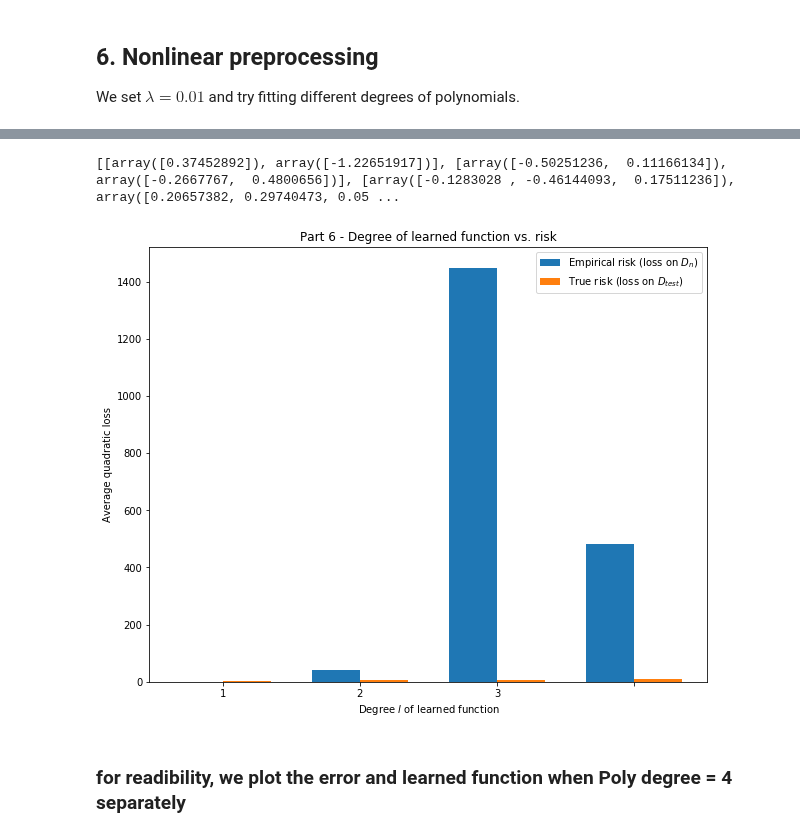
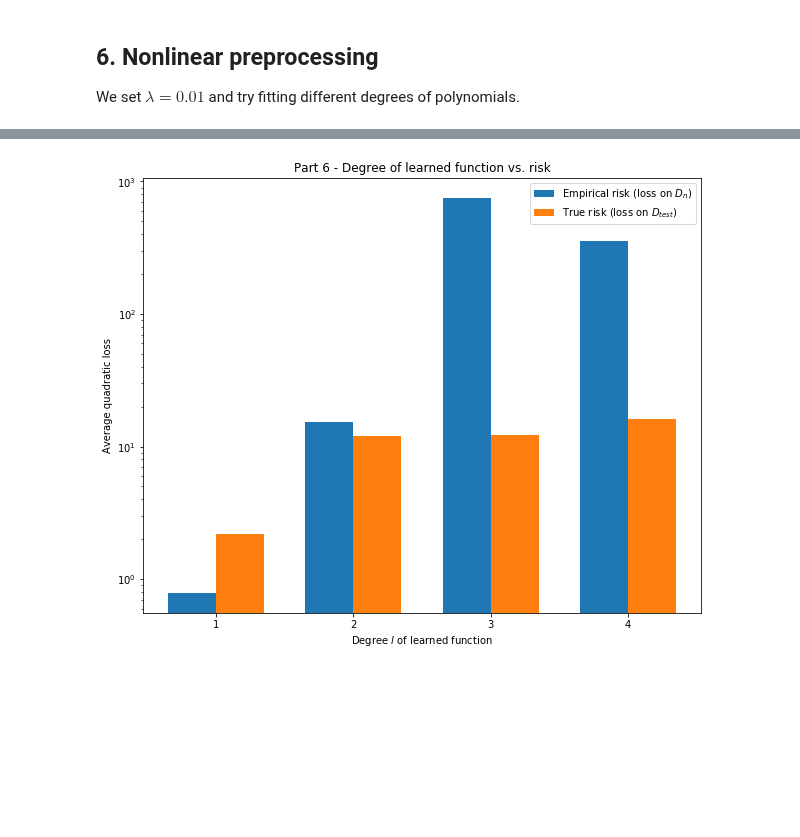
Before and after one commit to violetguos/ift6390, a Jupyter notebook: Homework 2/Practical.ipynb, the cells around one changed output, grey strips where cells are left out. Drawn from its saved outputs; the diff is of its cells as text; code cells hidden in the pictures; blank space fills up the shorter version.

```diff
--- a/Homework 2/Practical.ipynb
+++ b/Homework 2/Practical.ipynb
@@ -124,5 +128,5 @@ See the plot below:
 # %%
-#sample D_test
+# Sample D_test
 data = np.random.uniform(-5,5,100)
 target = hX(data)
 dataDtest = [data, target]
@@ -133,16 +137,20 @@ bias = 0
 
 lossArr = []
 
+# Do GD for each lambda value and plot
 for i in lambdaVals:
     regGD = gradDescent(weightedDecay = i, stepSize = 0.00025)
     regGDParam = regGD.regression_gradient(weight, bias, dataDn[0], dataDn[1])
 
     xvals = np.arange(-10, 10, 0.01)
-    plt.rcParams['figure.figsize'] = [10, 8]
     learnedFunc = (regGDParam[0] * dataDtest[0]) + regGDParam[1]
 
+    # Calculate loss
     loss = np.mean((learnedFunc - dataDtest[1])**2)
     lossArr.append(loss)
+
+    # Uncomment to plot
+    """plt.rcParams['figure.figsize'] = [10, 8]
     plt.plot(dataDtest[0], learnedFunc, '8', label = "learned func, $\lambda$ = {}".format(i) )
 
 plt.plot(dataDtest[0], dataDtest[1], 'o', label="sampled Data $D_{test}$")
@@ -151,4 +159,4 @@ plt.xlabel("data")
 plt.ylabel("target")
 plt.title("Part 5 $D_{test}$ with different $\lambda$")
 plt.legend(loc='best')
-plt.show()
+plt.show()"""
@@ -309,36 +271,32 @@ learned param
 # %%
 # Already got training loss, so now get testing loss:
 lossArr_test = []
-print(learned_param)
 for k in kDegreeArr:
     # Get the function
-
     learnedFunc = []
     for point in dataDtest[0]:
         learnedFunc.append(np.dot(learned_param[k-1][0], point) + learned_param[k-1][1])
     learnedFunc = np.array(learnedFunc)
     if k != 1:
         learnedFunc = np.sum(learnedFunc, axis = 1)
 
-    # Calculate training error (for next part)
+    # Calculate test error
     loss = np.mean((learnedFunc - dataDtest[1])**2)
     lossArr_test.append(loss)
 
-# Plot
+# Plot training and test error
 ind = np.arange(len(kDegreeArr))
 width = 0.35
 
 plt.bar(ind, np.array(lossArr_train), width, label="Empirical risk (loss on $D_{n}$)")
 plt.bar(ind + width, np.array(lossArr_test), width, label="True risk (loss on $D_{test}$)")
 plt.xlabel("Degree $l$ of learned function")
 plt.ylabel("Average quadratic loss")
 plt.title("Part 6 - Degree of learned function vs. risk")
 
-plt.xticks(ind + width / 2, ('1', '2', '3'))
+plt.xticks(ind + width / 2, ('1', '2', '3', '4'))
+plt.yscale('log')
 plt.legend(loc='best')
 plt.show()
 # %% [output]
-[[array([0.37452892]), array([-1.22651917])], [array([-0.50251236,  0.11166134]), array([-0.2667767,  0.4800656])], [array([-0.1283028 , -0.46144093,  0.17511236]), array([0.20657382, 0.29740473, 0.05 ...
-[figure, old version]
+[figure, new version]
-# %% [markdown]
-### for readibility, we plot the error and learned function when Poly degree = 4 separately
```
Also changed, not shown: parts of 12 cells of this notebook.
